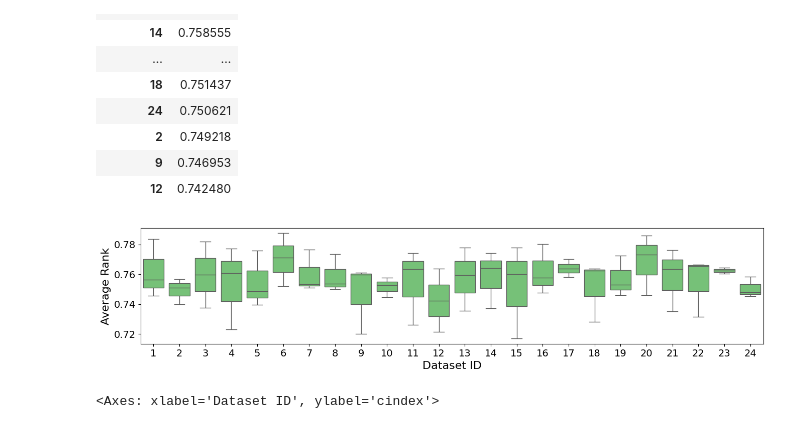
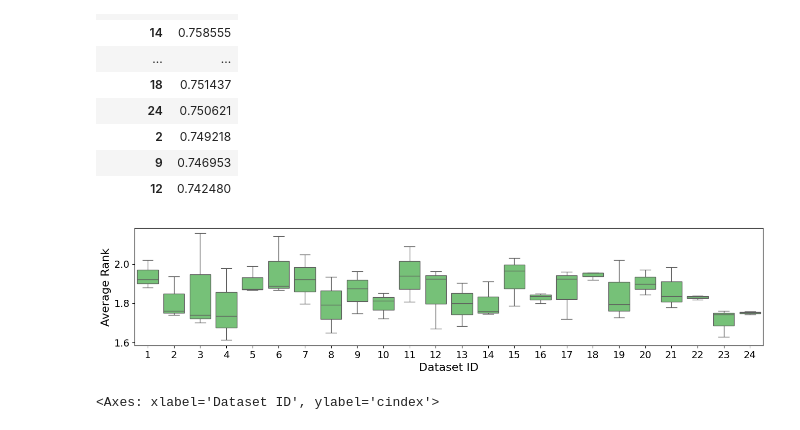
Before and after one commit to JackWJW/LGG_Prognosis_Prediction, a Jupyter notebook: Analysis_Model_Performance.ipynb, the cells around one changed output. Saved outputs shown, nothing was run; the diff lists cells and outputs as text; code cells hidden in the pictures.

```diff
--- a/Analysis_Model_Performance.ipynb
+++ b/Analysis_Model_Performance.ipynb
@@ -124,12 +124,12 @@ ensemble_df[["Dataset ID","cindex"]].groupby("Dataset ID").mean().sort_values(by
 | 12 | 0.742480 |
 # %%
 fig, ax = plt.subplots(figsize=(16,3))
-sns.boxplot(ensemble_df,x="Dataset ID",y="cindex",color="#69CE6C")
+sns.boxplot(ensemble_df,x="Dataset ID",y="HR",color="#69CE6C")
 plt.ylabel("Average Rank",fontsize=16)
 plt.xlabel("Dataset ID",fontsize=16)
 plt.tick_params(axis='both',labelsize=14)
 # %% [output]
-[figure, old version]
+[figure, new version]
 # %%
 sns.boxplot(ensemble_df,x="Dataset ID",y="cindex",fliersize=0)
 sns.stripplot(ensemble_df,x="Dataset ID",y="cindex")
```
Also changed, not shown: 6 other files.
